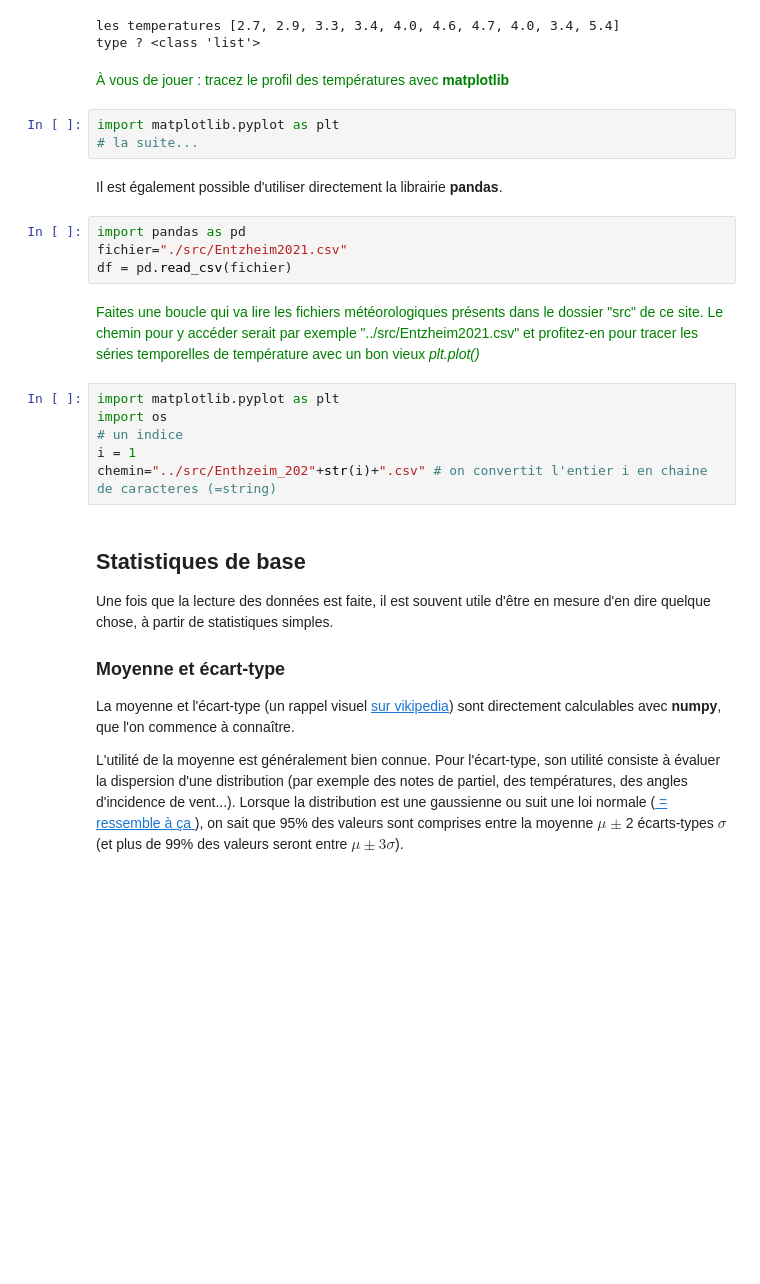
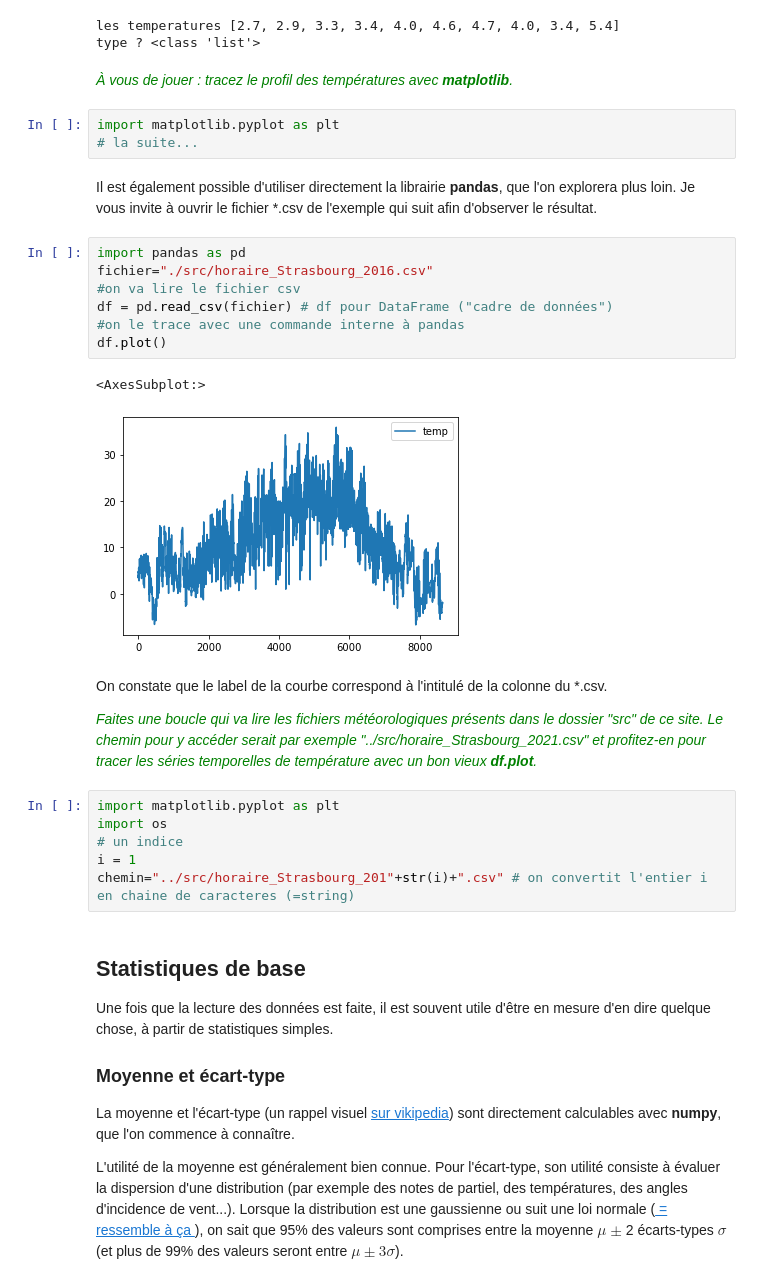
Before and after one commit to eddes/INSA, a Jupyter notebook: python/tuto_2.ipynb, the cells around one changed output. Drawn from its saved outputs; the diff is of its cells as text; blank space fills up the shorter version.

```diff
--- a/python/tuto_2.ipynb
+++ b/python/tuto_2.ipynb
@@ -31,25 +31,33 @@ print("au fait, c'est quel type de variable ?", type(temperatures))
 # %% [output]
 les temperatures [2.7, 2.9, 3.3, 3.4, 4.0, 4.6, 4.7, 4.0, 3.4, 5.4]
 type ? <class 'list'>
-# %% [markdown]
-<span style="color:green"> À vous de jouer : tracez le profil des températures avec **matplotlib** </span>
-# %%
-import matplotlib.pyplot as plt
-# la suite...
+# %% [markdown]
+<span style="color:green"> *À vous de jouer : tracez le profil des températures avec **matplotlib**.* </span>
+# %%
+import matplotlib.pyplot as plt
+# la suite...
 # %% [markdown]
-Il est également possible d'utiliser directement la librairie **pandas**.
+Il est également possible d'utiliser directement la librairie **pandas**, que l'on explorera plus loin. Je vous invite à ouvrir le fichier \*.csv de l'exemple qui suit afin d'observer le résultat.
 # %%
 import pandas as pd
-fichier="./src/Entzheim2021.csv"
-df = pd.read_csv(fichier)
+fichier="./src/horaire_Strasbourg_2016.csv"
+#on va lire le fichier csv
+df = pd.read_csv(fichier) # df pour DataFrame ("cadre de données")
+#on le trace avec une commande interne à pandas
+df.plot()
+# %% [output]
+<AxesSubplot:>
+[figure, added]
 # %% [markdown]
-<span style="color:green"> Faites une boucle qui va lire les fichiers météorologiques présents dans le dossier "src" de ce site. Le chemin pour y accéder serait par exemple "../src/Entzheim2021.csv" et profitez-en pour tracer les séries temporelles de température avec un bon vieux *plt.plot()* </span>
+On constate que le label de la courbe correspond à l'intitulé de la colonne du \*.csv.
+
+<span style="color:green"> *Faites une boucle qui va lire les fichiers météorologiques présents dans le dossier "src" de ce site. Le chemin pour y accéder serait par exemple "../src/horaire_Strasbourg_2021.csv" et profitez-en pour tracer les séries temporelles de température avec un bon vieux **df.plot**.* </span>
 # %%
 import matplotlib.pyplot as plt
 import os
 # un indice
 i = 1
-chemin="../src/Enthzeim_202"+str(i)+".csv" # on convertit l'entier i en chaine de caracteres (=string)
+chemin="../src/horaire_Strasbourg_201"+str(i)+".csv" # on convertit l'entier i en chaine de caracteres (=string)
 # %% [markdown]
 ## Statistiques de base
 Une fois que la lecture des données est faite, il est souvent utile d'être en mesure d'en dire quelque chose, à partir de statistiques simples.
```
Also changed, not shown: parts of 1 cell of this notebook.
